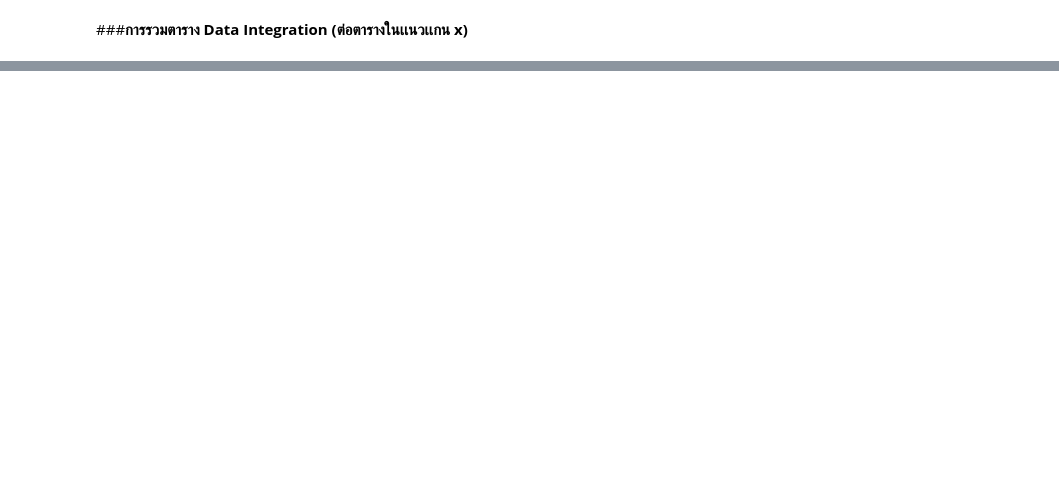
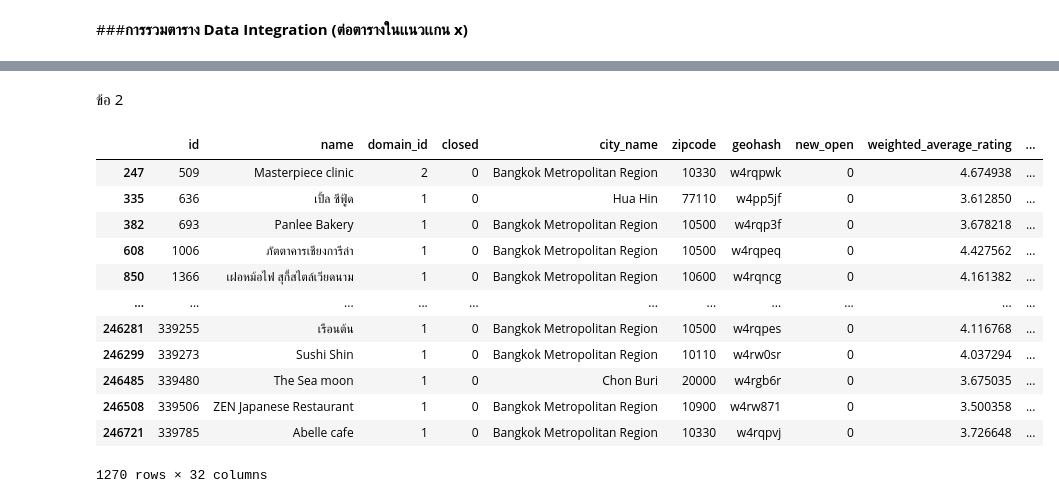
Before and after one commit to SupawadeeKhamthuy/DWDM21, a Jupyter notebook: Data_Preprocessing_(Chapter_3).ipynb, the cells around one changed output, grey strips where cells are left out. Saved outputs shown, nothing was run; the diff lists cells and outputs as text; code cells hidden in the pictures; blank space fills up the shorter version.

```diff
--- a/Data_Preprocessing_(Chapter_3).ipynb
+++ b/Data_Preprocessing_(Chapter_3).ipynb
@@ -1160,2 +1210,5 @@ data_cut
 # %% [markdown]
 ###**การรวมตาราง Data Integration (ต่อตารางในเเนวเเกน x)**
+# %%
+search_click = pd.read_csv(os.path.join(path,'search_click.csv')) # โหลด data เข้ามา
+w_restaurant = pd.read_csv(os.path.join(path,'w_restaurant.csv'))
@@ -1161,0 +1242,3 @@ data_cut
+# %%
+search100 = search_click.iloc[-100:,:]
+search100
@@ -1161,0 +1283,3 @@ data_cut
+# %%
+search100['business_name'] = search100['business_id'].map(w_restaurant.set_index('id')['name'])
+search100
@@ -1161,0 +1447,2 @@ data_cut
+# %% [markdown]
+ข้อ 2
@@ -1161,0 +1451,17 @@ data_cut
+# %%
+w_rest_review = w_restaurant[w_restaurant['number_of_reviews']>=np.mean([10,100,70,150])]
+w_rest_review
+# %% [output]
+|  | id | name | domain_id | closed | city_name | zipcode | geohash | new_open | weighted_average_rating | ... |
+| 247 | 509 | Masterpiece clinic | 2 | 0 | Bangkok Metropolitan Region | 10330 | w4rqpwk | 0 | 4.674938 | ... |
+| 335 | 636 | เปิ้ล ซีฟู้ด | 1 | 0 | Hua Hin | 77110 | w4pp5jf | 0 | 3.612850 | ... |
+| 382 | 693 | Panlee Bakery | 1 | 0 | Bangkok Metropolitan Region | 10500 | w4rqp3f | 0 | 3.678218 | ... |
+| 608 | 1006 | ภัตตาคารเชียงการีล่า | 1 | 0 | Bangkok Metropolitan Region | 10500 | w4rqpeq | 0 | 4.427562 | ... |
+| 850 | 1366 | เฝอหม้อไฟ สุกี้สไตล์เวียดนาม | 1 | 0 | Bangkok Metropolitan Region | 10600 | w4rqncg | 0 | 4.161382 | ... |
+| ... | ... | ... | ... | ... | ... | ... | ... | ... | ... | ... |
+| 246281 | 339255 | เรือนต้น | 1 | 0 | Bangkok Metropolitan Region | 10500 | w4rqpes | 0 | 4.116768 | ... |
+| 246299 | 339273 | Sushi Shin | 1 | 0 | Bangkok Metropolitan Region | 10110 | w4rw0sr | 0 | 4.037294 | ... |
+| 246485 | 339480 | The Sea moon | 1 | 0 | Chon Buri | 20000 | w4rgb6r | 0 | 3.675035 | ... |
+| 246508 | 339506 | ZEN Japanese Restaurant | 1 | 0 | Bangkok Metropolitan Region | 10900 | w4rw871 | 0 | 3.500358 | ... |
+| 246721 | 339785 | Abelle cafe | 1 | 0 | Bangkok Metropolitan Region | 10330 | w4rqpvj | 0 | 3.726648 | ... |
+1270 rows × 32 columns
```
Also changed, not shown: parts of 52 cells of this notebook.
